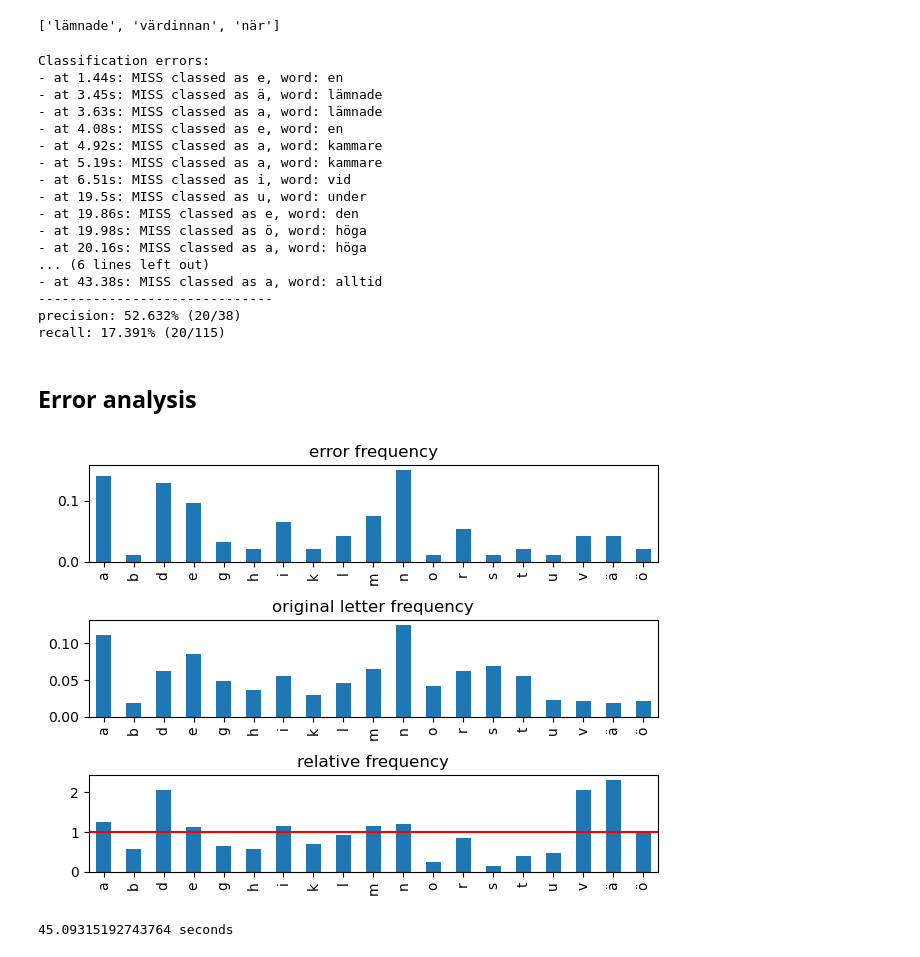
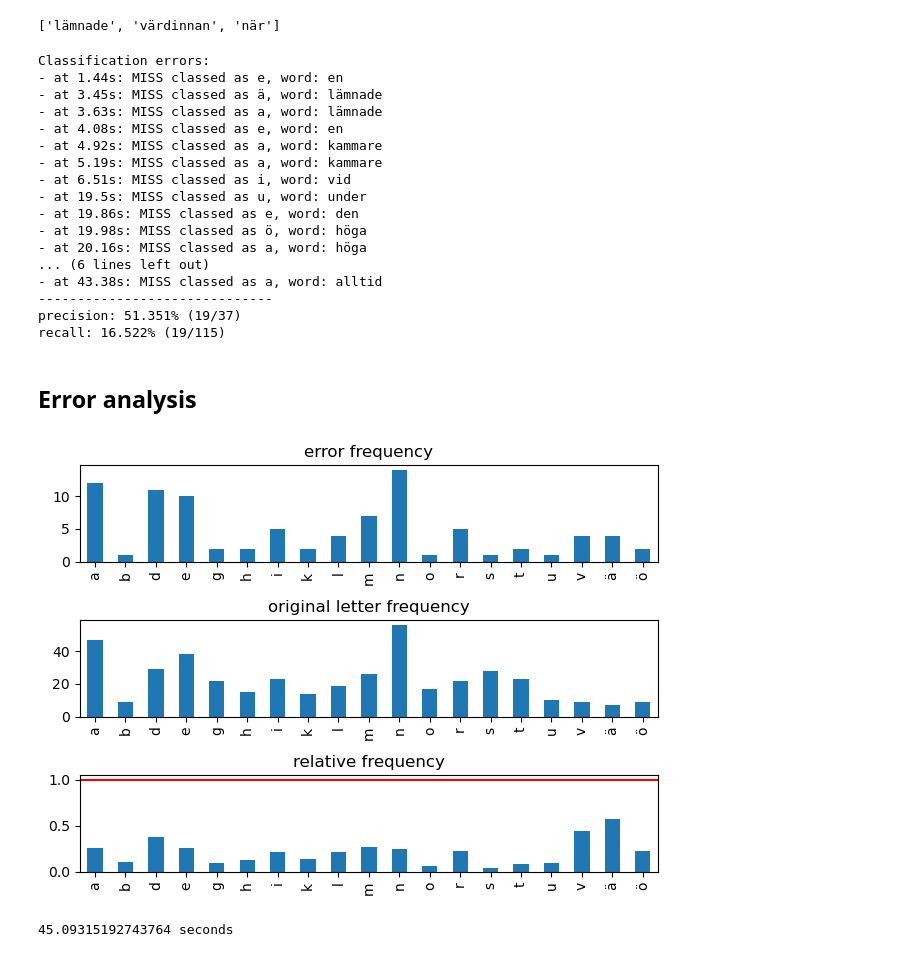
Before and after one commit to TobiasBjork/VowelProject, a Jupyter notebook: evaluation_labels.ipynb, the cells around one changed output. Drawn from its saved outputs; the diff is of its cells as text; code cells hidden in the pictures.

```diff
--- a/evaluation_labels.ipynb
+++ b/evaluation_labels.ipynb
@@ -86,7 +85,7 @@ i skymningen en mycket het dag i början av juli lämnade en ung man sin kammare
 reload(tools)
 plt.style.use("default")
 # plt.style.use("default")
-test = "lämnade"
+test = "dag"
 
 add_context = False
 fl = int(0.03 * Fs)
@@ -97,7 +96,7 @@ grouped_frames = tools.extract_vowels(
     Fs,
     fl,
     plot_word=test,
-    print_info=False,
+    print_info=True,
 )
 starts_all, stops_all, _, _ = tools.groupedframes_to_lists(grouped_frames)
 plt.savefig("figures/exampleword_bad_light.svg", dpi=600)
@@ -235,38 +265,38 @@ Classification errors:
 ... (6 lines left out)
 - at 43.38s: MISS classed as a, word: alltid
 ------------------------------
-precision: 52.632% (20/38)
-recall: 17.391% (20/115)
+precision: 51.351% (19/37)
+recall: 16.522% (19/115)
 # %% [markdown]
 ## Error analysis
 # %%
 error_letters = list("".join((error_words)))
 
 all_letters = [x for x in list("".join(text.split())) if x in error_letters]
 error_counts = (
-    pd.Series(error_letters).sort_values().value_counts(normalize=True, sort=False)
+    pd.Series(error_letters).sort_values().value_counts(normalize=False, sort=False)
 )
 all_counts = (
-    pd.Series(all_letters).sort_values().value_counts(normalize=True, sort=False)
+    pd.Series(all_letters).sort_values().value_counts(normalize=False, sort=False)
 )
 error_ratio = error_counts / all_counts
 plt.style.use("default")
 plt.figure()
 plt.subplot(311)
 error_counts.plot(kind="bar")
 plt.title("error frequency")
 plt.subplot(312)
 all_counts.plot(kind="bar")
 plt.title("original letter frequency")
 plt.subplot(313)
 error_ratio.plot(kind="bar")
 plt.title("relative frequency")
 plt.axhline(1, color="r")
 plt.tight_layout()
 plt.savefig("figures/error_letters_light.eps", dpi=600)
 plt.show()
 # %% [output]
-[figure, old version]
+[figure, new version]
 # %%
 print(len(audio) / Fs, "seconds")
 # %% [output]
```
Also changed, not shown: parts of 9 cells of this notebook, 2 other files.
